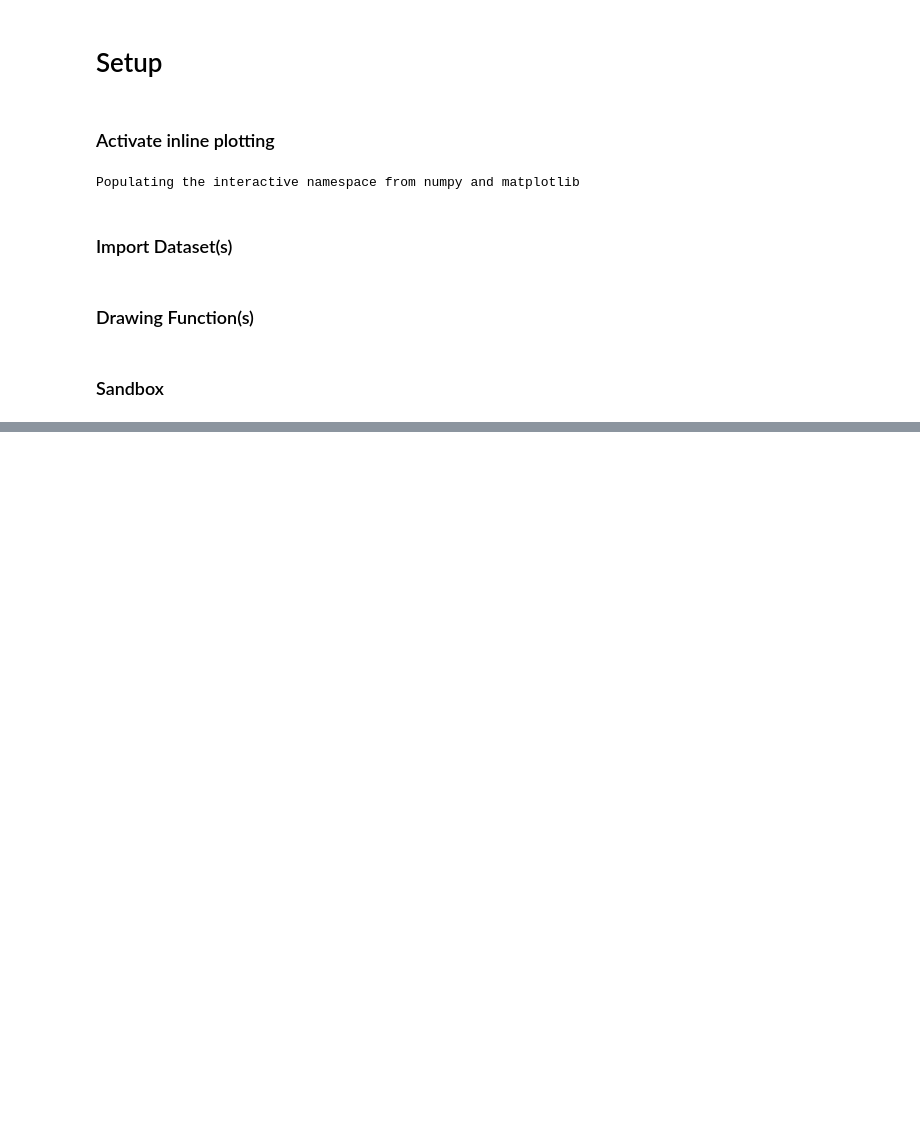
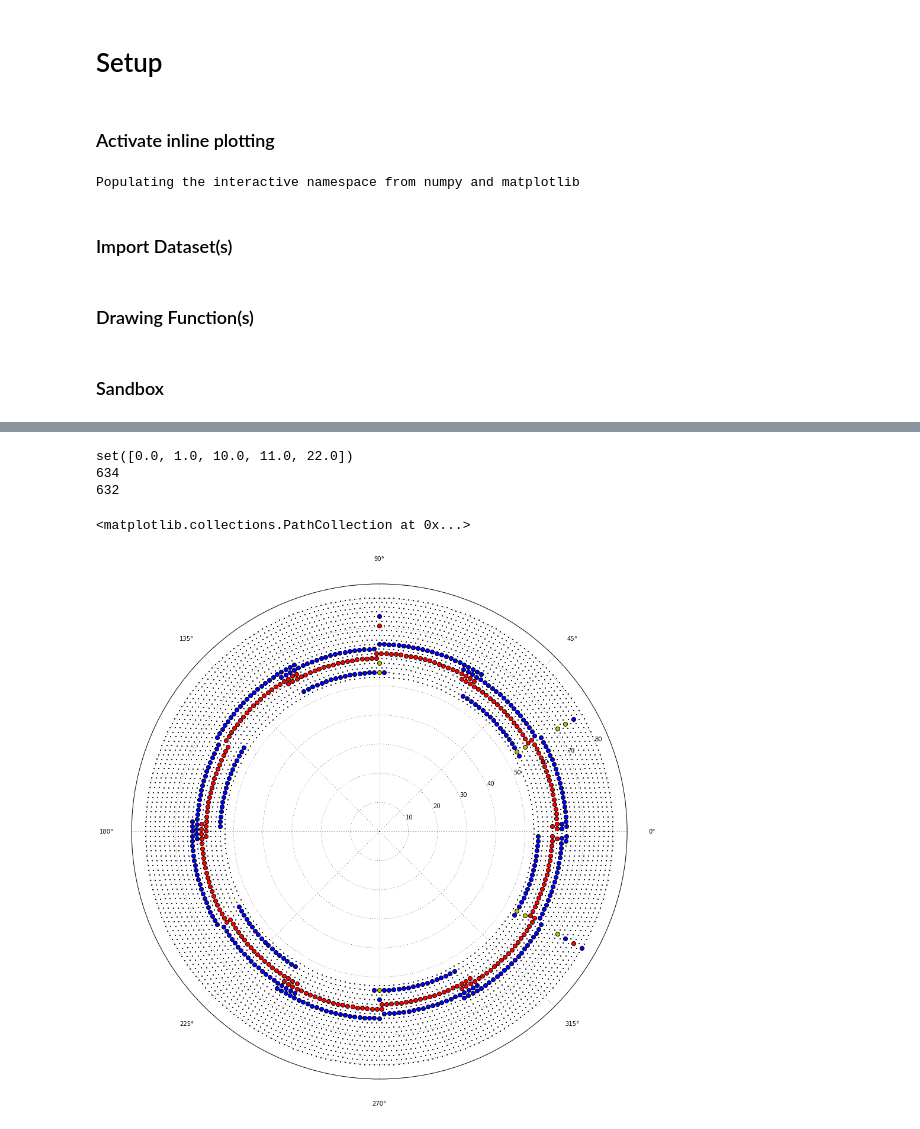
Before and after one commit to ewengillies/track-finding-yandex, a Jupyter notebook: notebooks/correspondence_sandbox.ipynb, the cells around one changed output, grey strips where cells are left out. Saved outputs shown, nothing was run; the diff lists cells and outputs as text; code cells hidden in the pictures; blank space fills up the shorter version.

```diff
--- a/notebooks/correspondence_sandbox.ipynb
+++ b/notebooks/correspondence_sandbox.ipynb
@@ -47,0 +270,33 @@ scatter(t_phis[trk_0],t_rhos[trk_0], marker='o', s=50, c='r')
+# %%
+#old without phi_0 in the right place
+bad_wires_old = bad_wires
+from scipy.sparse import *
+setup_plot_for_detector()
+rhos, phis = signal.get_wires_rhos_and_phis()
+
+scatter(phis, rhos, marker='.', s=5)
+
+#scatter(phis[neigh],rhos[neigh], marker='o', c='b')
+#scatter(phis[wire_0],rhos[wire_0], marker='o', s=50, c='r')
+
+bad_wire_index = where( (bad_wires_old!=0))
+
+print set(bad_wires_old)
+
+bad_below = where( ( (bad_wires_old == 10) | (bad_wires_old == 20) ) )
+bad_above = where( ( (bad_wires_old == 1) | (bad_wires_old == 2) ) )
+bad_both = where( (bad_wires_old == 11) )
+
+
+print len(bad_wire_index[0])
+print len(bad_below[0]) + len(bad_above[0]) + len(bad_both[0])
+
+scatter(phis[bad_below],rhos[bad_below], marker='o', s=50, c='b')
+scatter(phis[bad_above],rhos[bad_above], marker='o', s=50, c='r')
+scatter(phis[bad_both],rhos[bad_both], marker='o', s=50, c='y')
+# %% [output]
+set([0.0, 1.0, 10.0, 11.0, 22.0])
+634
+632
+<matplotlib.collections.PathCollection at 0x...>
+[figure, added]
```
Also changed, not shown: parts of 20 cells of this notebook, 2 other files.
